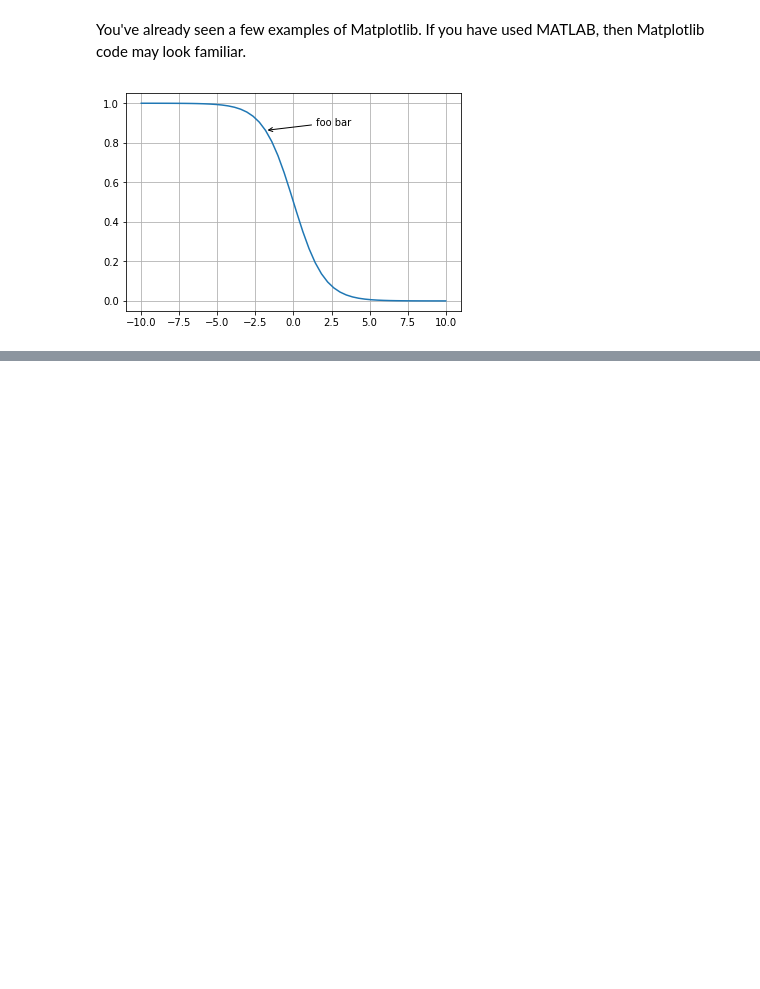
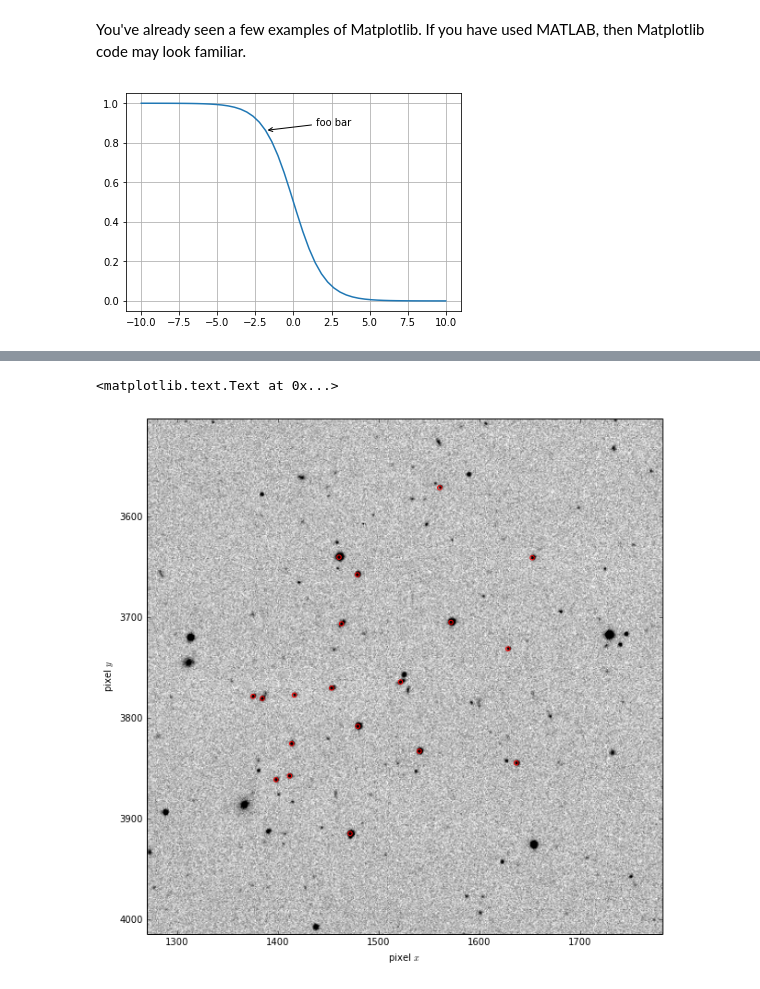
Before and after one commit to lpsinger/astropy-tutorial, a Jupyter notebook: python-intro.ipynb, the cells around one changed output, grey strips where cells are left out. Cells and saved outputs as stored; diff of their text form; code cells hidden in the pictures; blank space fills up the shorter version.

```diff
--- a/python-intro.ipynb
+++ b/python-intro.ipynb
@@ -848,0 +997,8 @@ plt.grid()
+# %%
+from astroquery.irsa import Irsa
+
+calib_table = Irsa.query_region(
+    target_coord,
+    catalog='ptfphotcalcat',
+    radius=200*u.arcsec)
+calib_table
@@ -848,0 +1026,2 @@ plt.grid()
+# %%
+wcs = astropy.wcs.WCS(hdu.header)
@@ -848,0 +1035,22 @@ plt.grid()
+# %%
+plt.figure(figsize=(10, 10))
+plt.imshow(hdu.data, vmin=mid-std, vmax=mid+3*std, cmap='binary')
+plt.xlim(matching_row['XWIN_IMAGE'] - 256, matching_row['XWIN_IMAGE'] + 256)
+plt.ylim(matching_row['YWIN_IMAGE'] - 256, matching_row['YWIN_IMAGE'] + 256)
+
+# Note: last argument is 'origin': FITS standard uses 1-based Fortran-like
+# indexing, but Python uses 0-based C-like indexing. In this case, we are
+# aligning these locations to a Python array, so we want 0-based indexing.
+
+x, y = wcs.all_world2pix(calib_table['ra'], calib_table['dec'], 0)
+plt.scatter(x, y, facecolor='none', edgecolor='red')
+
+# I happen to know that these images are upside down; use APLPy or the like to
+# automatically orient North upward
+plt.gca().invert_yaxis()
+
+plt.xlabel('pixel $x$')
+plt.ylabel('pixel $y$')
+# %% [output]
+<matplotlib.text.Text at 0x...>
+[figure, added]
```
Also changed, not shown: parts of 48 cells of this notebook.
